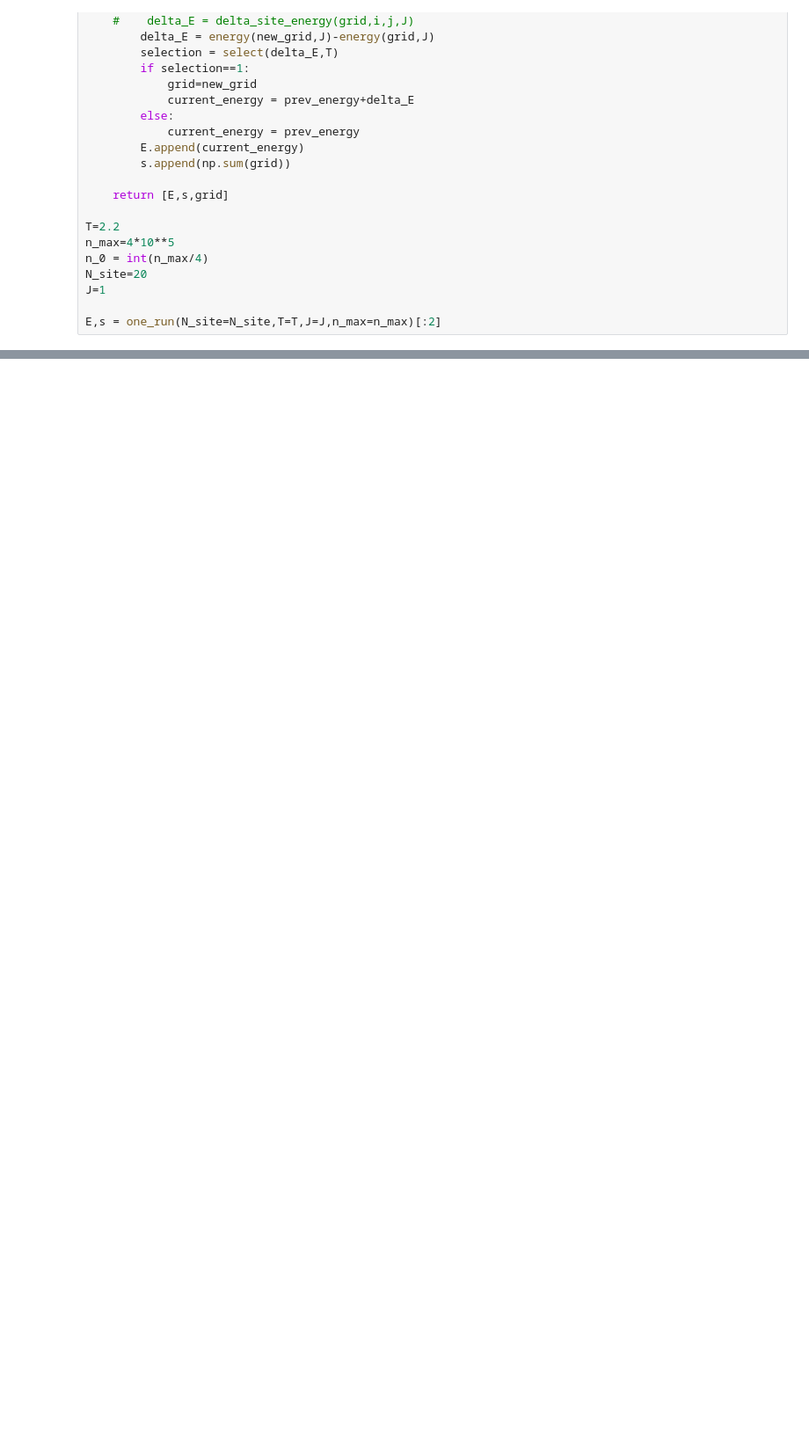
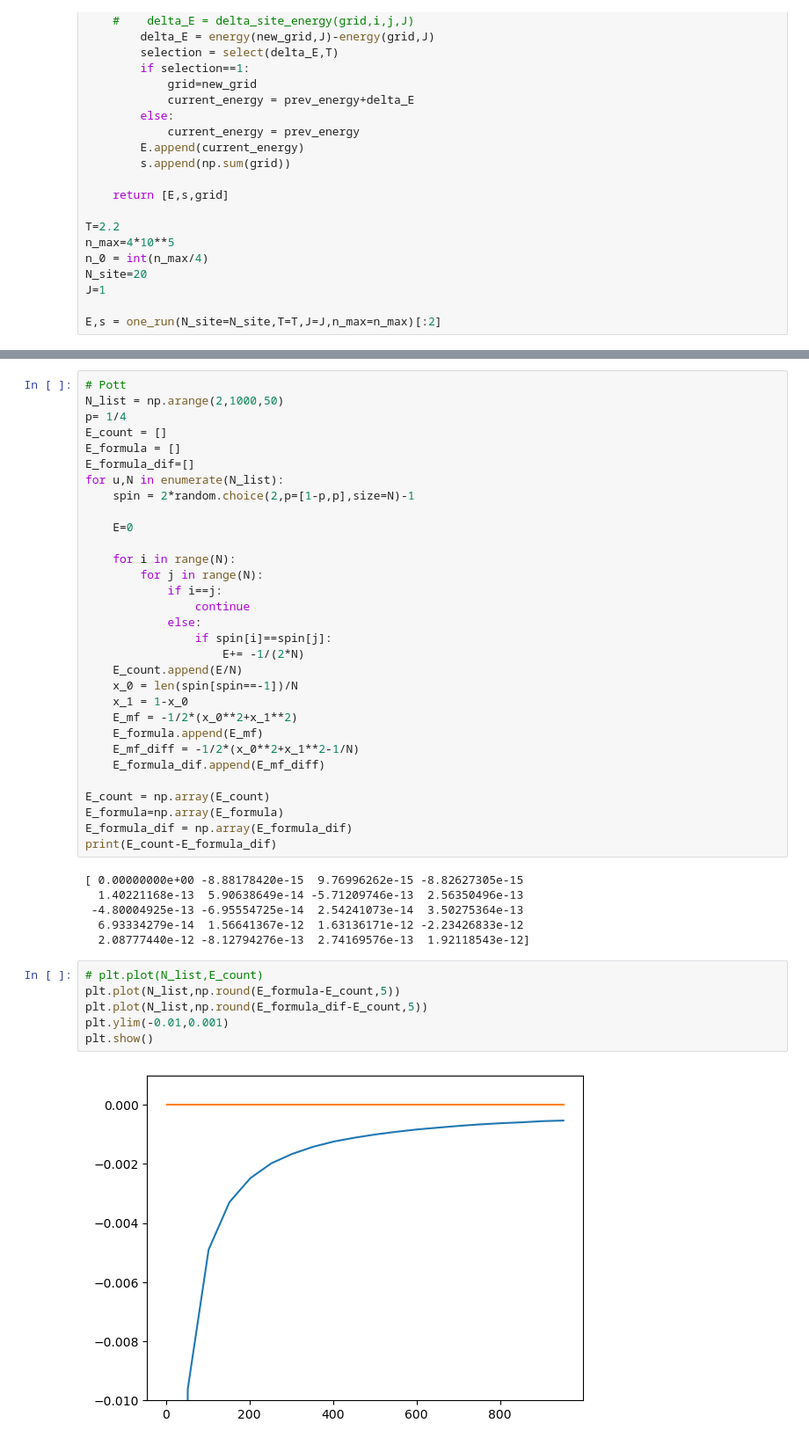
Before and after one commit to SSBNS/Complex_physics_SSBNS, a Jupyter notebook: Exercises.ipynb, the cells around one changed output, grey strips where cells are left out. Shown: that part at 88% size. Saved outputs shown, nothing was run; the diff lists cells and outputs as text; blank space fills up the shorter version.

Commit message:
Worked on Pott's model

```diff
--- a/Exercises.ipynb
+++ b/Exercises.ipynb
@@ -208,0 +213,45 @@ E,s = one_run(N_site=N_site,T=T,J=J,n_max=n_max)[:2]
+# %%
+# Pott
+N_list = np.arange(2,1000,50)
+p= 1/4
+E_count = []
+E_formula = []
+E_formula_dif=[]
+for u,N in enumerate(N_list):
+    spin = 2*random.choice(2,p=[1-p,p],size=N)-1
+
+    E=0
+
+    for i in range(N):
+        for j in range(N):
+            if i==j:
+                continue
+            else:
+                if spin[i]==spin[j]:
+                    E+= -1/(2*N)
+    E_count.append(E/N)
+    x_0 = len(spin[spin==-1])/N
+    x_1 = 1-x_0
+    E_mf = -1/2*(x_0**2+x_1**2)
+    E_formula.append(E_mf)
+    E_mf_diff = -1/2*(x_0**2+x_1**2-1/N)
+    E_formula_dif.append(E_mf_diff)
+
+E_count = np.array(E_count)
+E_formula=np.array(E_formula)
+E_formula_dif = np.array(E_formula_dif)
+print(E_count-E_formula_dif)
+# %% [output]
+[ 0.00000000e+00 -8.88178420e-15  9.76996262e-15 -8.82627305e-15
+  1.40221168e-13  5.90638649e-14 -5.71209746e-13  2.56350496e-13
+ -4.80004925e-13 -6.95554725e-14  2.54241073e-14  3.50275364e-13
+  6.93334279e-14  1.56641367e-12  1.63136171e-12 -2.23426833e-12
+  2.08777440e-12 -8.12794276e-13  2.74169576e-13  1.92118543e-12]
+# %%
+# plt.plot(N_list,E_count)
+plt.plot(N_list,np.round(E_formula-E_count,5))
+plt.plot(N_list,np.round(E_formula_dif-E_count,5))
+plt.ylim(-0.01,0.001)
+plt.show()
+# %% [output]
+[figure, added]
```
Also changed, not shown: parts of 1 cell of this notebook, 1 other file.
